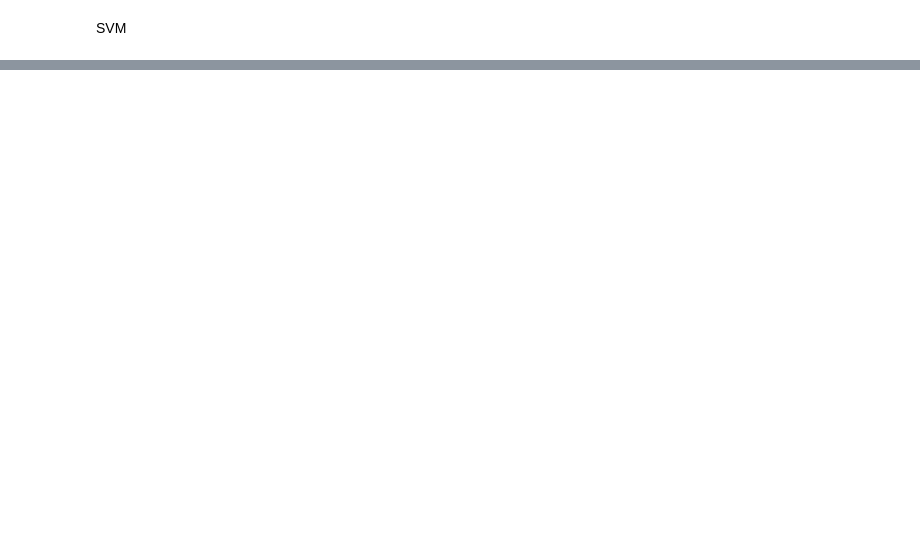
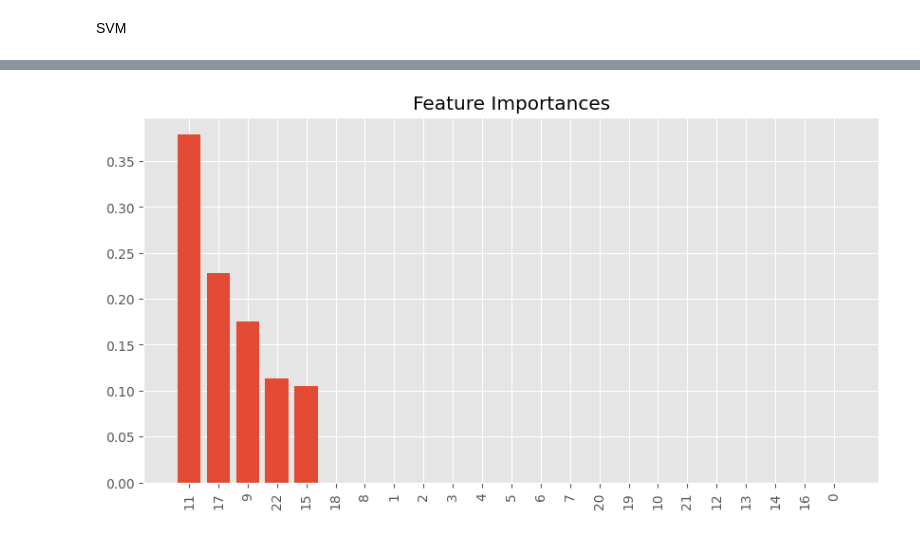
Before and after one commit to andre0422/Lung-Cancer-prediction, a Jupyter notebook: Script1 - Data_Manipulation.ipynb, the cells around one changed output, grey strips where cells are left out. Drawn from its saved outputs; the diff is of its cells as text; code cells hidden in the pictures; blank space fills up the shorter version.

```diff
--- a/Script1 - Data_Manipulation.ipynb
+++ b/Script1 - Data_Manipulation.ipynb
@@ -548,0 +405,16 @@ Exact same results as the logistic regression
+# %%
+def plot_feature_importances_tree(model, X, y):
+    df_features = pd.DataFrame(X, columns=range(X.shape[1])) # use a pd dataframe in order to relabel the x-axis with the var names rather than feat. nums
+    model.fit(X, y)
+    importances = model.feature_importances_
+    indices = np.argsort(importances)[::-1]
+    features = df_features.columns.tolist()
+    plt.figure(figsize=(10, 5))
+    plt.title("Feature Importances")
+    plt.bar(range(len(importances)), importances[indices])
+    plt.xticks(range(len(importances)), [features[i] for i in indices], rotation=90)
+    plt.show()
+# %%
+plot_feature_importances_tree(tree_classifier, x_train_set, y_train_set)
+# %% [output]
+[figure, added]
```
Also changed, not shown: parts of 52 cells of this notebook.
